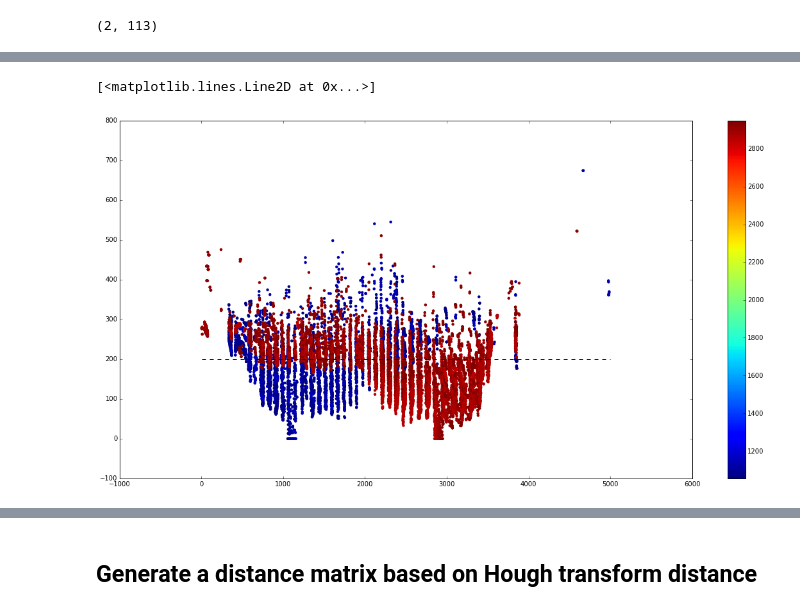
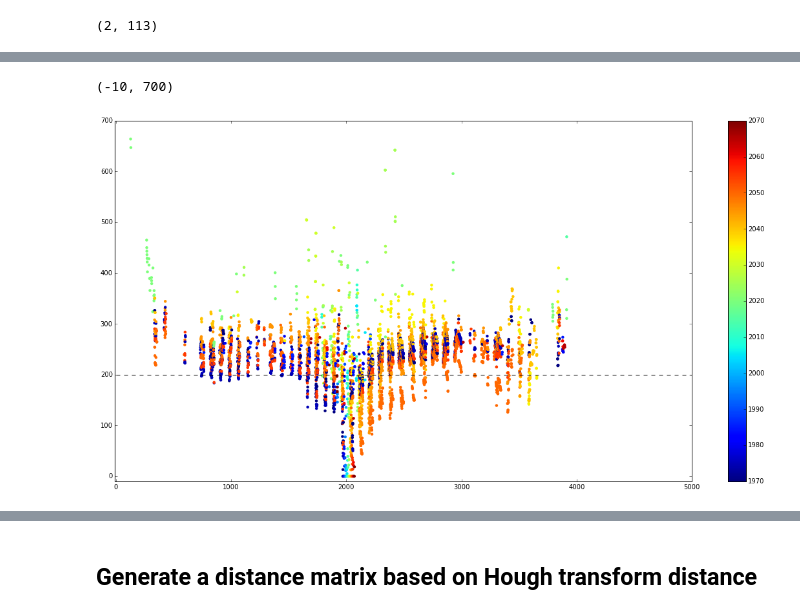
Before and after one commit to rachellevanger/image-tda-rayleigh-benard-convection, a Jupyter notebook: docs/ClassificationOfRBCDefectsSIFT.ipynb, the cells around one changed output, grey strips where cells are left out. Cells and saved outputs as stored; diff of their text form; code cells hidden in the pictures.

```diff
--- a/docs/ClassificationOfRBCDefectsSIFT.ipynb
+++ b/docs/ClassificationOfRBCDefectsSIFT.ipynb
@@ -302,7 +295,7 @@ def computeMatch(_location, _fv1, _fv2, _radius, _location_bins, _rotation_bins,
 ## Compute the distances between patterns from two nearby images
 # %%
 t1 = 1530
-t2 = 1535
+t2 = 1100
 
 bmps = {}
 features = []
@@ -361,7 +354,7 @@ nn1 = nn1[(nn1<features1.shape[0])]
 f1 = features1[nn1]
 f2 = features2
 
-matches = computeMatch(location1, f1, f2, radius, 40, 8, 100, .5, 1)
+matches = computeMatch(location1, f1, f2, radius, 40, 8, 100, .9, 1)
 
 print matches
 # %% [output]
@@ -406,7 +399,8 @@ Feature #5
 ## Compute matches for a single pattern across a dataset
 # %%
 presets = [[1330, 348, 147], [1400, 375, 195], [1525, 142, 220], [1165, 242, 190], [1860, 226, 120], \
-           [1100, 364, 196], [1035, 245, 205], [1055, 150, 360], [1485, 300, 163], [2850, 160, 350]]
+           [1100, 364, 196], [1035, 245, 205], [1055, 150, 360], [1485, 300, 163], [2850, 160, 350], \
+           [1970, 160, 360]]
 
 # Preset catalog
 # 0 = grain boundary
@@ -419,8 +413,9 @@ presets = [[1330, 348, 147], [1400, 375, 195], [1525, 142, 220], [1165, 242, 190
 # 7 = right-handed spiral
 # 8 = other figure eight
 # 9 = continuation of (7) at frame 2800
+# 10 = continuation of (7) at frame 1970
 
-preset_idx = 9
+preset_idx = 10
 radius = 25
 
 t1 = presets[preset_idx][0]
@@ -542,22 +537,24 @@ for t2 in range_indices:
 4990
 # %%
 
-# output_matches_2 = np.loadtxt(sDir + "/" +'r4000_2016_11_01_superfast/g21flow/search_patterns/preset_7_right_hand_spiral/output_matches.txt')
+output_matches_2 = np.loadtxt(sDir + "/" +'r4000_2016_11_01_superfast/g21flow/search_patterns/preset_7_right_hand_spiral_new_vectors/output_matches.txt')
+output_matches_3 = np.loadtxt(sDir + "/" +'r4000_2016_11_01_superfast/g21flow/search_patterns/preset_9_right_hand_spiral_continuation_new_vectors/output_matches.txt')
+output_matches_4 = output_matches
 
-output_matches = np.vstack((output_matches_2, output_matches_3[1:,:]))
+output_matches = np.vstack((output_matches_2, output_matches_3[1:,:], output_matches_4[1:,:]))
 # %%
 
 plt.rcParams['figure.figsize'] = (20.0, 10.0)
-plt.scatter(output_matches[1:,0], output_matches[1:,1], c=output_matches[1:,4], s=20, cmap=plt.cm.jet, linewidth=0)
+plt.scatter(output_matches_4[1:,0], output_matches_4[1:,1], c=output_matches_4[1:,4], s=20, cmap=plt.cm.jet, linewidth=0)
 
-plt.colorbar(ticks=range(1000, 5000, 200))
+plt.colorbar(ticks=range(1000, 5000, 10))
 
 plt.plot([1, 5000], [200, 200], '--k', linewidth=1)
-# plt.xlim([-10, 5000])
-# plt.ylim([-10, 800])
+plt.xlim([-10, 5000])
+plt.ylim([-10, 700])
 # %% [output]
-[<matplotlib.lines.Line2D at 0x...>]
+(-10, 700)
-[figure, old version]
+[figure, new version]
 # %%
 fv, bmp = loadData(2031, 0)
 
```
Also changed, not shown: parts of 9 cells of this notebook, 2 other files.
